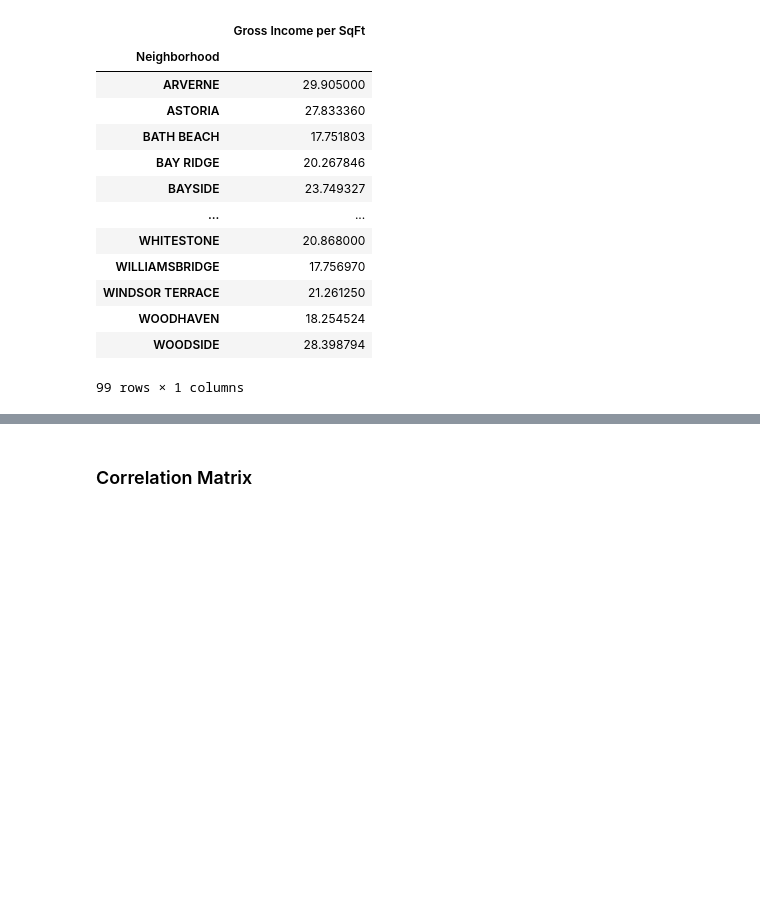
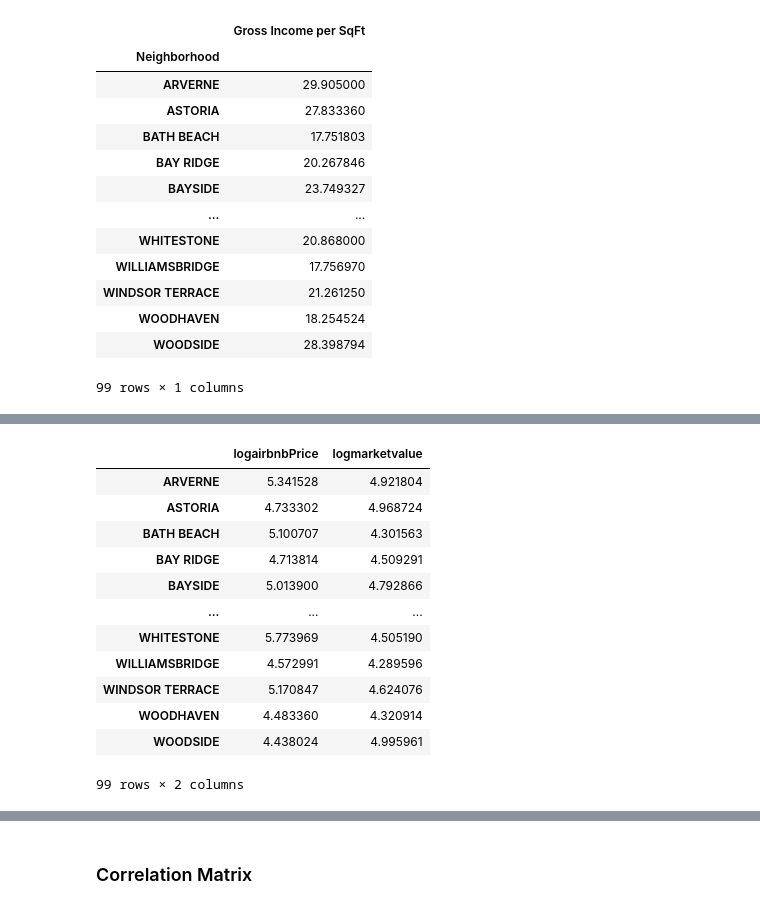
Before and after one commit to colorpool/FinalPro_NYCAirbnb, a Jupyter notebook: Airbnb_2023_11.ipynb, the cells around one changed output, grey strips where cells are left out. Saved outputs shown, nothing was run; the diff lists cells and outputs as text; code cells hidden in the pictures; blank space fills up the shorter version.

```diff
--- a/Airbnb_2023_11.ipynb
+++ b/Airbnb_2023_11.ipynb
@@ -518,0 +427,19 @@ filtered_Rental_grossIncome
+# %%
+logairbnbPrice = np.log(airbnb_neighbor_price['price'])
+logmarketvalue = np.log(filtered_Rental_marketvalue['Market Value per SqFt'])
+dataLog = pd.DataFrame({'logairbnbPrice':logairbnbPrice, 'logmarketvalue':logmarketvalue})
+dataLog.dropna()
+# %% [output]
+|  | logairbnbPrice | logmarketvalue |
+| ARVERNE | 5.341528 | 4.921804 |
+| ASTORIA | 4.733302 | 4.968724 |
+| BATH BEACH | 5.100707 | 4.301563 |
+| BAY RIDGE | 4.713814 | 4.509291 |
+| BAYSIDE | 5.013900 | 4.792866 |
+| ... | ... | ... |
+| WHITESTONE | 5.773969 | 4.505190 |
+| WILLIAMSBRIDGE | 4.572991 | 4.289596 |
+| WINDSOR TERRACE | 5.170847 | 4.624076 |
+| WOODHAVEN | 4.483360 | 4.320914 |
+| WOODSIDE | 4.438024 | 4.995961 |
+99 rows × 2 columns
```
Also changed, not shown: parts of 35 cells of this notebook.
